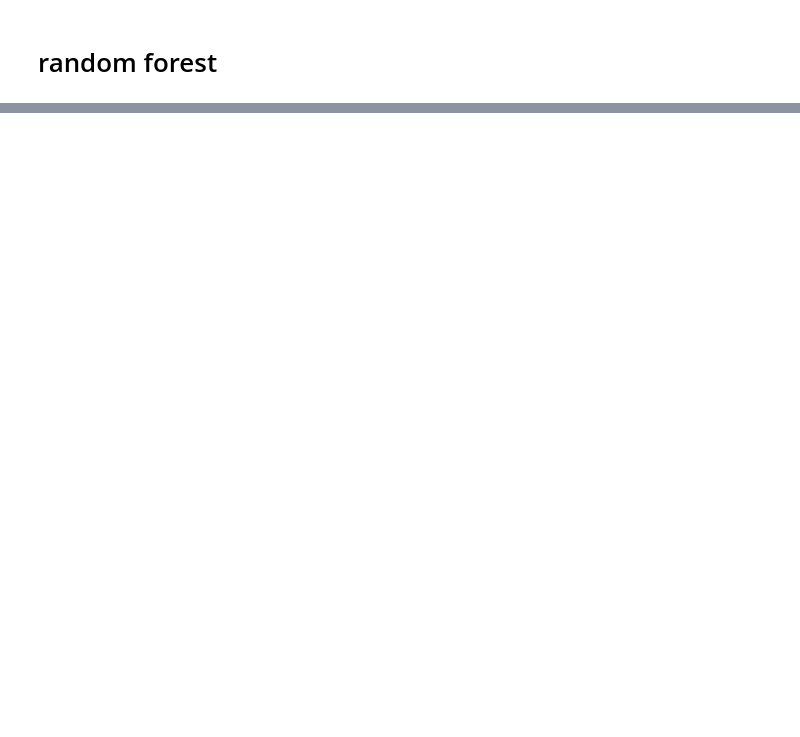
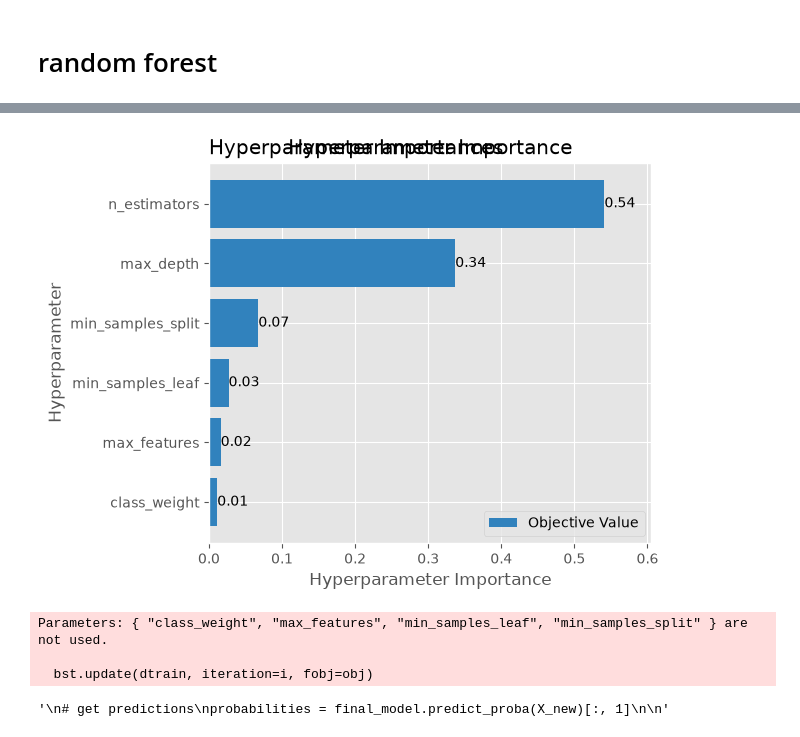
Before and after one commit to MonoJello/fraud-detection, a Jupyter notebook: code/02 models.ipynb, the cells around one changed output, grey strips where cells are left out. Drawn from its saved outputs; the diff is of its cells as text; code cells hidden in the pictures; blank space fills up the shorter version.

```diff
--- a/code/02 models.ipynb
+++ b/code/02 models.ipynb
@@ -642,0 +914,32 @@ best_trials[
+# %%
+fig = optuna.visualization.matplotlib.plot_param_importances(study)
+plt.title("Hyperparameter Importance")
+plt.tight_layout()
+plt.show()
+# %% [output]
+[figure, added]
+# %%
+best_params = {
+    **study.best_params,
+    "objective": "binary:logistic",
+    "eval_metric": "auc",
+    "tree_method": "hist",
+    "random_state": 42,
+    "n_jobs": -1,
+}
+
+final_model = xgb.XGBClassifier(**best_params)
+
+final_model.fit(X, y, verbose=False)
+
+
+"""
+# get predictions
+probabilities = final_model.predict_proba(X_new)[:, 1]
+
+"""
+# %% [output]
+Parameters: { "class_weight", "max_features", "min_samples_leaf", "min_samples_split" } are not used.
+
+  bst.update(dtrain, iteration=i, fobj=obj)
+'\n# get predictions\nprobabilities = final_model.predict_proba(X_new)[:, 1]\n\n'
```
Also changed, not shown: parts of 31 cells of this notebook.
